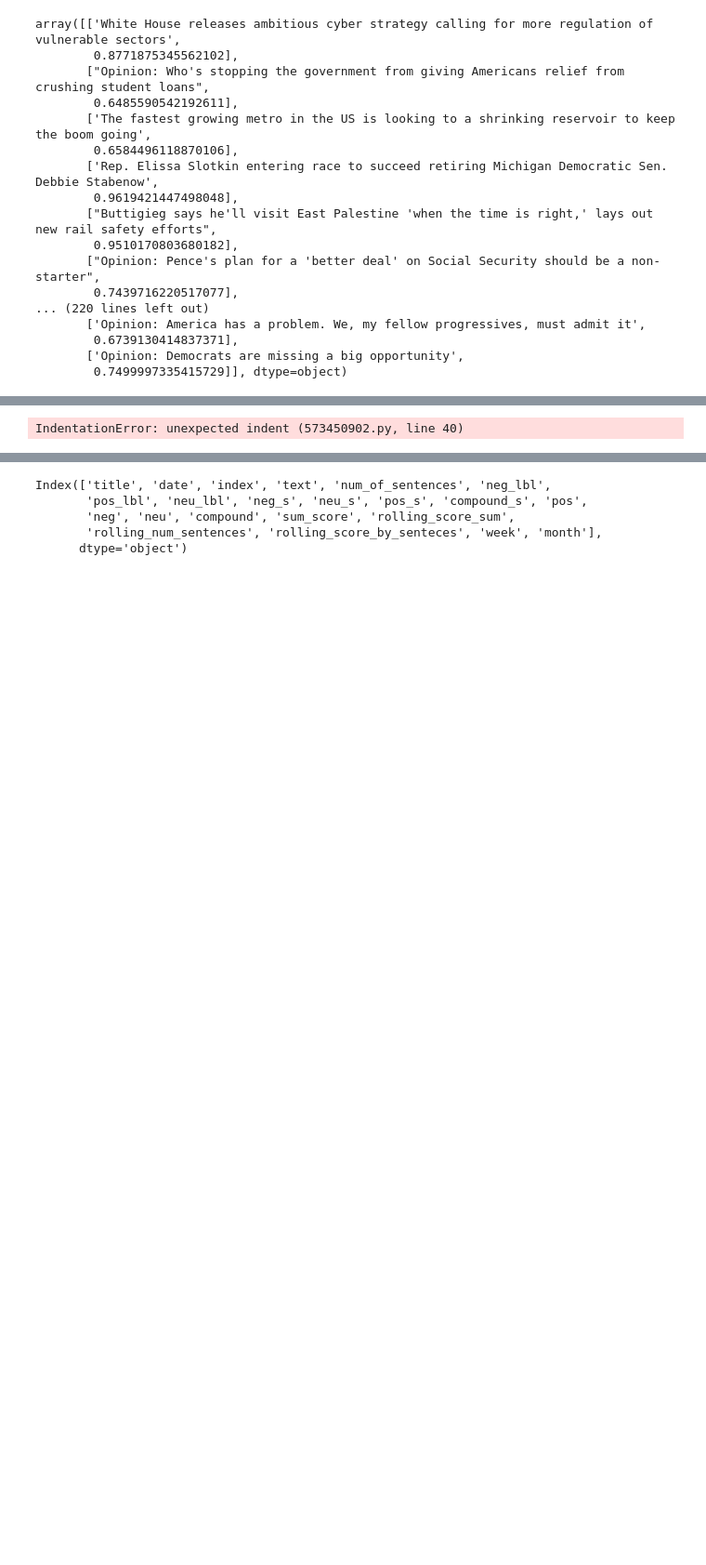
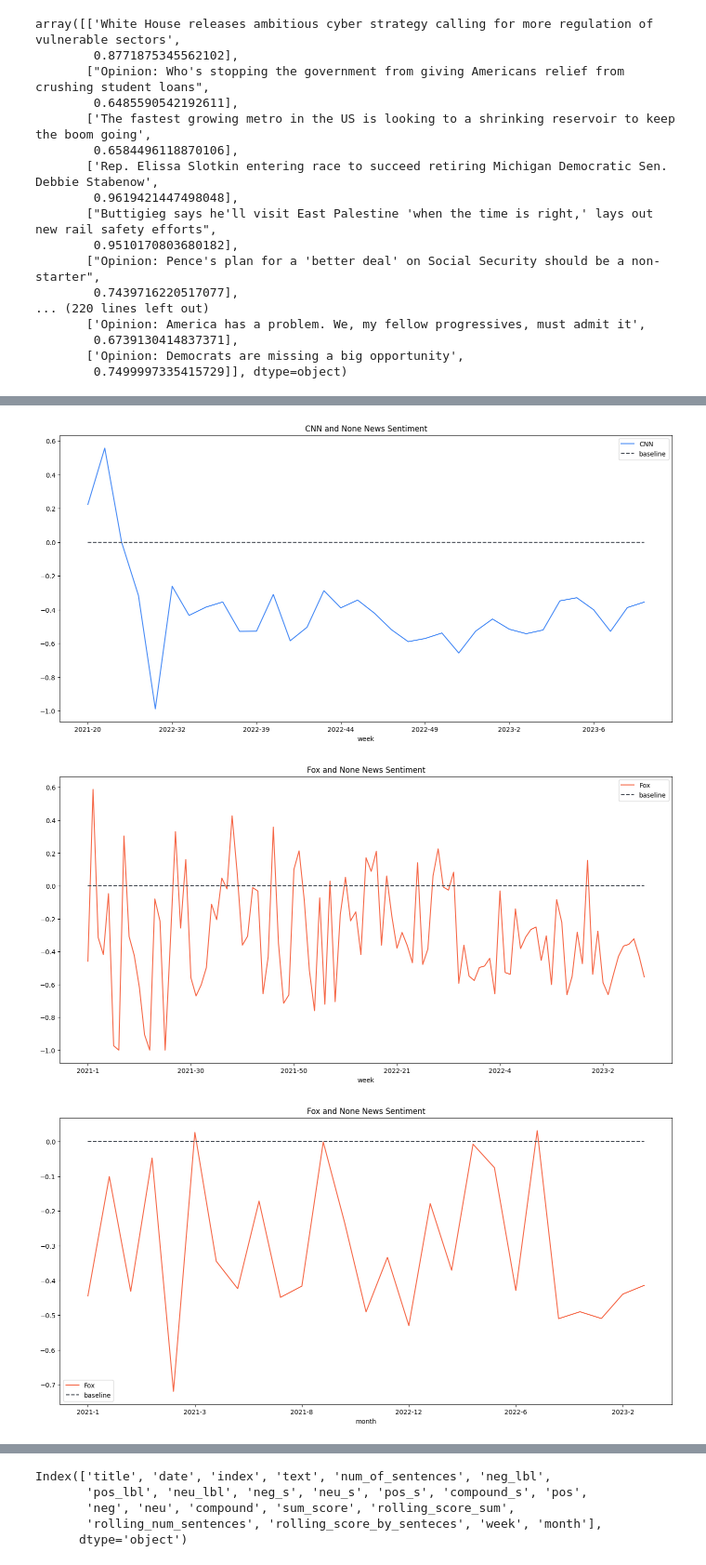
Before and after one commit to idobiran11/senti-trends-nlp, a Jupyter notebook: result analysis/trump_absa.ipynb, the cells around one changed output, grey strips where cells are left out. Shown at 93% size. Drawn from its saved outputs; the diff is of its cells as text; code cells hidden in the pictures; blank space fills up the shorter version.

```diff
--- a/result analysis/trump_absa.ipynb
+++ b/result analysis/trump_absa.ipynb
@@ -118,6 +118,8 @@ def monthly_avg_plot(df1:pd.DataFrame, vendor1, color='#4287f5', df2:pd.DataFram
             df1 = df1.groupby('month').median().rename(columns={'compound_s': vendor1})
             axes = df1.plot(y=vendor1, kind='line',
                              title=f'{vendor1} and {vendor2} News Sentiment', color=color , figsize=(17,8))
+            title = f'{vendor1}'
+
             if (df2 is not None):
                 df2['date'] = pd.to_datetime(df2['date'])
                 df2 = df2.sort_values(by=['month'], ascending=True)
@@ -125,10 +127,11 @@ def monthly_avg_plot(df1:pd.DataFrame, vendor1, color='#4287f5', df2:pd.DataFram
                 correlation = df2[vendor2].corr(df1[vendor1])
                 mean1 = df1[vendor1].mean()
                 mean2 = df2[vendor2].mean()
-
+                title += f' and {vendor2}'
                 df2.plot(y=vendor2, kind='line', ax=axes, color=color2)
                 add_data_to_plot(axes, vendor1, vendor2, mean1, mean2, correlation)
 
+            title += ' News Sentiment'
             pd.DataFrame({'month': df1.index, 'baseline': [0.0]*len(df1)}).plot(
                     x='month', y='baseline', kind='line', ax=axes, color='#40464f', linestyle='--')
 
@@ -136,31 +139,33 @@ def weekly_avg_plot(df1:pd.DataFrame, vendor1, color='#4287f5', df2:pd.DataFrame
                 df1['date'] = pd.to_datetime(df1['date'])
                 df1 = df1.sort_values(by=['week'], ascending=True)
                 df1 = df1.groupby('week').median().rename(columns={'compound_s': vendor1})
                 title = f'{vendor1}'
                 axes = df1.plot(y=vendor1, kind='line', title=f'{vendor1} and {vendor2} News Sentiment', color=color , figsize=(17,8))
 
                 if (df2 is not None):
                     df2['date'] = pd.to_datetime(df2['date'])
                     df2 = df2.sort_values(by=['week'], ascending=True)
                     df2 = df2.groupby('week').median().rename(columns={'compound_s': vendor2})
                     correlation = df2[vendor2].corr(df1[vendor1])
                     mean1 = df1[vendor1].mean()
                     mean2 = df2[vendor2].mean()
                     add_data_to_plot(axes, vendor1, vendor2, mean1, mean2, correlation)
                     title += f' and {vendor2}'
 
                     df2.plot(y=vendor2, kind='line', ax=axes, color=color2)
 
                 title += ' News Sentiment'
                 pd.DataFrame({'week': df1.index, 'baseline': [0.0]*len(df1)}).plot(x='week', y='baseline', kind='line', ax=axes, color='#40464f', linestyle='--')
 
 
 
 weekly_avg_plot(cnn, 'CNN')
 weekly_avg_plot(fox, 'Fox', color='#f56342')
 # weekly_avg_plot(cnn, 'CNN', df2=fox, vendor2='Fox', color2='#f56342')
 monthly_avg_plot(fox, 'Fox', color='#f56342')
 monthly_avg_plot(cnn, 'CNN')
 # monthly_avg_plot(cnn, 'CNN', df2=fox, vendor2='Fox', color2='#f56342')
 # %% [output]
-IndentationError: unexpected indent (573450902.py, line 40)
+[figure, added]
+[figure, added]
+[figure, added]
```
Also changed, not shown: parts of 1 cell of this notebook, 11 other files.
